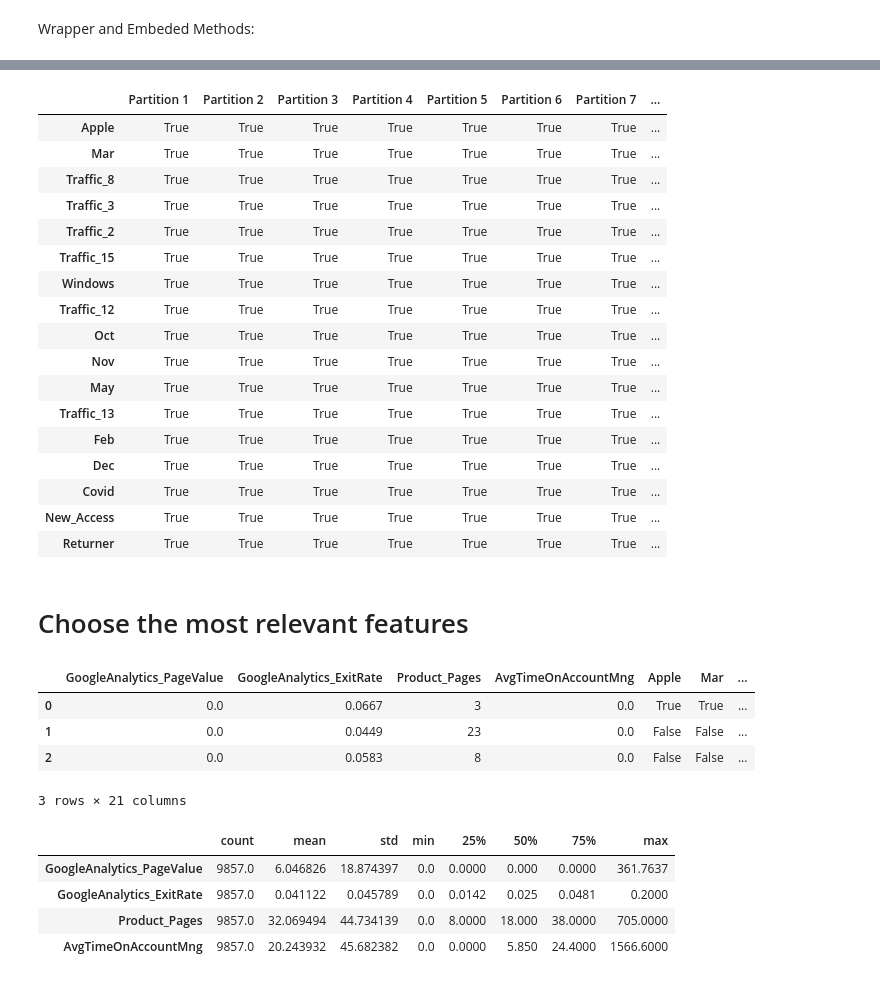
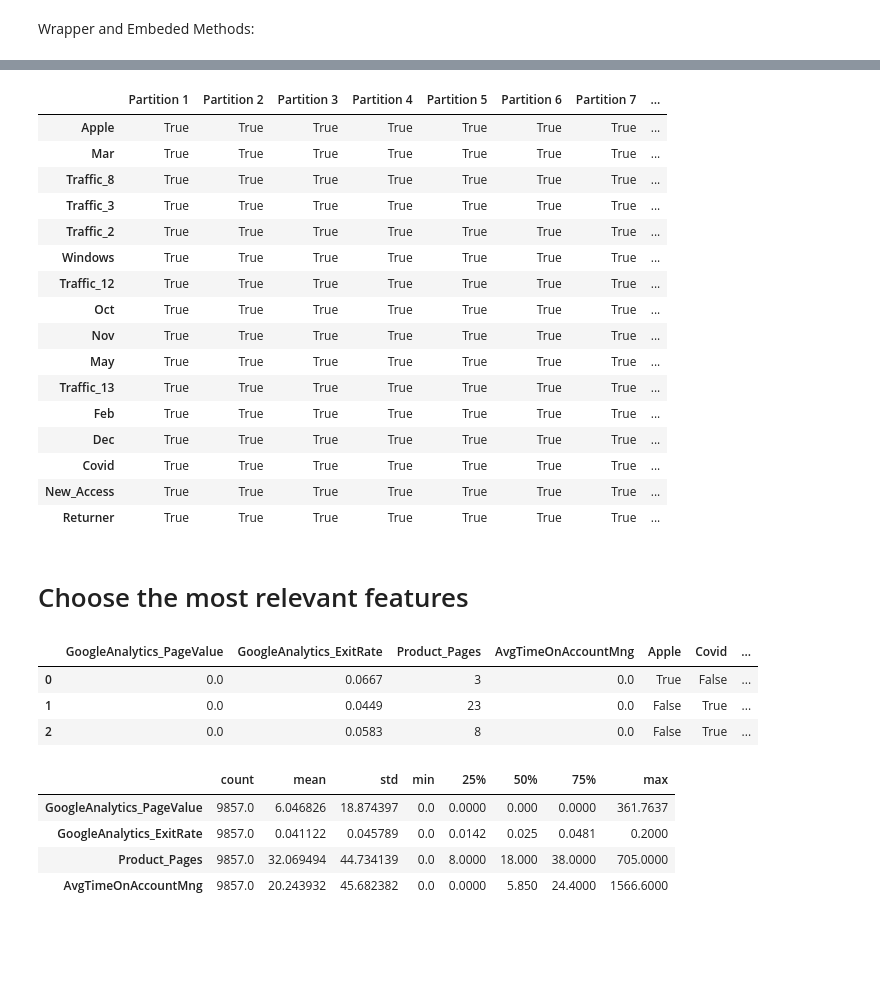
Before and after one commit to JohnnyCodess/Project-Machine-Learning, a Jupyter notebook: 202122 Fall AA Group60 Notebook.ipynb, the cells around one changed output, grey strips where cells are left out. Saved outputs shown, nothing was run; the diff lists cells and outputs as text; code cells hidden in the pictures; blank space fills up the shorter version.

```diff
--- a/202122 Fall AA Group60 Notebook.ipynb
+++ b/202122 Fall AA Group60 Notebook.ipynb
@@ -355,28 +360,30 @@ Percentage of outliers removed: 2.3%
 # %%
 # Create new variables
 
-# Create binary variables for operating systems
+# Create binary variables for the most common operating systems
 techscape['Apple'] = techscape['OS'].apply(lambda x: bool(1) if x == 'MacOSX' or x == 'iOS' else bool(0))
 techscape['Windows'] = techscape['OS'].apply(lambda x: bool(1) if x == 'Windows' else bool(0))
 techscape['Android'] = techscape['OS'].apply(lambda x: bool(1) if x == 'Android' else bool(0))
 
 
-# Create binary variables for countries
-techscape['Portugal'] = techscape['Country'].apply(lambda x: str(1) if x == 'Portugal' else str(0))
-techscape['Iberian_Peninsula'] = techscape['Country'].apply(lambda x: str(1) if x == 'Portugal' or x == 'Spain' else str(0))
-techscape['Spain'] = techscape['Country'].apply(lambda x: str(1) if x == 'Spain' else str(0))
+# Create binary variables for the most common countries
+techscape['Portugal'] = techscape['Country'].apply(lambda x: bool(1) if x == 'Portugal' else bool(0))
+techscape['Iberian_Peninsula'] = techscape['Country'].apply(lambda x: bool(1) if x == 'Portugal' or x == 'Spain' else bool(0))
+techscape['Spain'] = techscape['Country'].apply(lambda x: bool(1) if x == 'Spain' else bool(0))
 
 
 # Create binary variables for type of visitors
 techscape['Returner'] = techscape['Type_of_Visitor'].apply(lambda x: bool(1) if x == 'Returner' else bool(0))
-techscape['New_Access'] = techscape['Type_of_Visitor'].apply(lambda x: str(1) if x == 'New_Access' else str(0))
+techscape['New_Access'] = techscape['Type_of_Visitor'].apply(lambda x: bool(1) if x == 'New_Access' else bool(0))
 
 
 # Create the total duration of the visits and total number of page visits
 techscape['Total_Duration'] = techscape['AccountMng_Duration'] + techscape['FAQ_Duration'] + techscape['Product_Duration']
 techscape['Total_Pages'] = techscape['AccountMng_Pages'] + techscape['FAQ_Pages'] + techscape['Product_Pages']
 
+# Correct incoherent values of total_pages and total_duration
 techscape.loc[techscape['Total_Pages']==0,'Total_Pages']=1
+techscape.loc[techscape['Total_Duration']==0,'Total_Duration']=1
 
 
 # Create the proportion of time on each page type
@@ -384,24 +391,25 @@ techscape['PropTime_AccountMng'] = techscape['AccountMng_Duration']/techscape['T
 techscape['PropTime_FAQ'] = techscape['FAQ_Duration']/techscape['Total_Duration']
 techscape['PropTime_Product'] = techscape['Product_Duration']/techscape['Total_Duration']
 
+
 # Create the proportion of visited pages of each type
 techscape['PropPages_AccountMng'] = techscape['AccountMng_Pages']/techscape['Total_Pages']
 techscape['PropPages_FAQ'] = techscape['FAQ_Pages']/techscape['Total_Pages']
 techscape['PropPages_Product'] = techscape['Product_Pages']/techscape['Total_Pages']
 
+
 # Create the average time spent per page and type of page
 techscape['AvgTimePerPage'] = techscape['Total_Duration'].div(techscape['Total_Pages'].values)
+
 
 techscape['AvgTimeOnAccountMng'] = techscape['AccountMng_Duration'].div(techscape['AccountMng_Pages'].values)
 techscape['AvgTimeOnFAQ'] = techscape['FAQ_Duration'].div(techscape['FAQ_Pages'].values)
 techscape['AvgTimeOnProduct'] = techscape['Product_Duration'].div(techscape['Product_Pages'].values)
 
+# Correct incoherent values of AvgTimeOnAccountMng, AvgTimeOnFAQ and AvgTimeOnProduct
 techscape.loc[techscape['AccountMng_Pages']==0,'AvgTimeOnAccountMng']=0
 techscape.loc[techscape['FAQ_Pages']==0,'AvgTimeOnFAQ']=0
 techscape.loc[techscape['Product_Pages']==0,'AvgTimeOnProduct']=0
-
-
-### avg time per type of page?
 
 
 # Create the month of the visit
@@ -409,11 +417,10 @@ techscape['Month'] = techscape['Date'].dt.month
 
 
 # Create variable Covid
-techscape['Covid'] = techscape['Month'].apply(lambda x: True if x>3 else False)
+techscape['Covid'] = techscape['Month'].apply(lambda x: bool(1) if x>3 else bool(0))
 
 
-# Create dummy categorical variables
-
+# Create dummy variables from the categorical ones
 techscape['Month'] = techscape['Month'].apply(lambda x: calendar.month_abbr[x])
 month = pd.DataFrame(pd.get_dummies(techscape['Month'], drop_first = True, dtype=bool))
 
@@ -425,7 +432,6 @@ browser = pd.DataFrame(pd.get_dummies(techscape['Browser'], drop_first = True, d
 
 techscape=pd.concat((techscape,month,type_traffic,browser), axis=1)
 
-
 display(techscape.head(3))
 print(techscape.shape)
 # %% [output]
@@ -567,6 +571,5 @@ data_metric = data.select_dtypes(include=np.number).set_index(data.index)
 data_non_metric = data.select_dtypes(exclude=np.number).set_index(data.index)
 
 # Create a KFold with 10 splits
-kf = StratifiedKFold(n_splits=10)
-#skf = StratifiedKFold(n_splits=10)
+kf = KFold(n_splits=10)
 # %%
@@ -881,7 +966,7 @@ kf = StratifiedKFold(n_splits=10)
 
 fold = 1
 
-for train_index, val_index in kf.split(data_non_metric, target):
+for train_index, val_index in kf.split(data_non_metric):
 
         # Data Partition
         X_train, X_val = data_non_metric.iloc[train_index], data_non_metric.iloc[val_index]
@@ -906,34 +991,33 @@ for train_index, val_index in kf.split(data_non_metric, target):
 
         selected_features = pd.Series(importance_list, index = X_train.columns, name=f'Partition {fold}')
 
         chi_square_results = pd.concat((chi_square_results, selected_features), axis=1)
 
         fold+=1
 
 
 # Add new column with count of True's
 count_chi_square_list = []
 for index, row in chi_square_results.iterrows():
     count = 0
     for elem in row:
         if elem == True:
             count+=1
     count_chi_square_list.append(count)
 
 chi_square_results['Count'] = count_chi_square_list
 
 chi_square_results.sort_values(by='Count', ascending=False, inplace = True)
 
 chi_square_results['Keep'] = chi_square_results['Count'].apply(lambda x: 'Yes' if x == 10 else 'No')
 chi_square_results[chi_square_results['Keep'] == 'Yes']
 # %% [output]
 |  | Partition 1 | Partition 2 | Partition 3 | Partition 4 | Partition 5 | Partition 6 | Partition 7 | ... |
 | Apple | True | True | True | True | True | True | True | ... |
 | Mar | True | True | True | True | True | True | True | ... |
 | Traffic_8 | True | True | True | True | True | True | True | ... |
 | Traffic_3 | True | True | True | True | True | True | True | ... |
 | Traffic_2 | True | True | True | True | True | True | True | ... |
-| Traffic_15 | True | True | True | True | True | True | True | ... |
 | Windows | True | True | True | True | True | True | True | ... |
 | Traffic_12 | True | True | True | True | True | True | True | ... |
 | Oct | True | True | True | True | True | True | True | ... |
@@ -948,21 +1032,17 @@ chi_square_results[chi_square_results['Keep'] == 'Yes']
 # %% [markdown]
 # Choose the most relevant features
 # %%
-selected_metric_variables = ['GoogleAnalytics_PageValue', 'GoogleAnalytics_ExitRate', 'Product_Pages', 'AvgTimeOnAccountMng']
-selected_non_metric_variables= list(chi_square_results[chi_square_results['Keep'] == 'Yes'].index)
-
-selected_variables= selected_metric_variables + selected_non_metric_variables
+selected_variables = ['GoogleAnalytics_PageValue', 'GoogleAnalytics_ExitRate', 'Product_Pages', 'AvgTimeOnAccountMng', 'Apple', 'Covid', 'Windows', 'Returner']
 
 data_select_features = data[selected_variables]
-#data_select_features[['Apple', 'Covid', 'Windows', 'Returner']] = data_select_features[['Apple', 'Covid', 'Windows', 'Returner']].astype('category')
+#data_select_features[['Apple', 'Covid', 'Windows', 'Returner']]=data_select_features[['Apple', 'Covid', 'Windows', 'Returner']].astype('category')
 
 data_select_features.head(3)
 # %% [output]
-|  | GoogleAnalytics_PageValue | GoogleAnalytics_ExitRate | Product_Pages | AvgTimeOnAccountMng | Apple | Mar | ... |
-| 0 | 0.0 | 0.0667 | 3 | 0.0 | True | True | ... |
-| 1 | 0.0 | 0.0449 | 23 | 0.0 | False | False | ... |
-| 2 | 0.0 | 0.0583 | 8 | 0.0 | False | False | ... |
+|  | GoogleAnalytics_PageValue | GoogleAnalytics_ExitRate | Product_Pages | AvgTimeOnAccountMng | Apple | Covid | ... |
+| 0 | 0.0 | 0.0667 | 3 | 0.0 | True | False | ... |
+| 1 | 0.0 | 0.0449 | 23 | 0.0 | False | True | ... |
+| 2 | 0.0 | 0.0583 | 8 | 0.0 | False | True | ... |
-3 rows × 21 columns
 # %%
 data_select_features.describe().T
 # %% [output]
```
Also changed, not shown: parts of 43 cells of this notebook.
